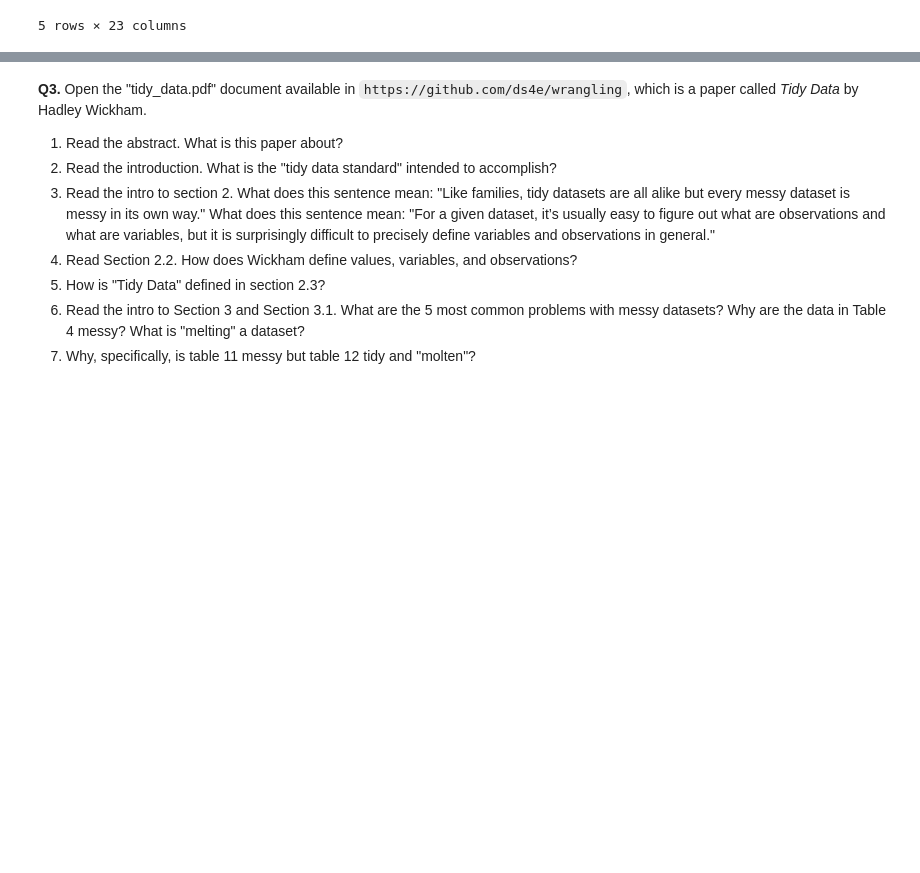
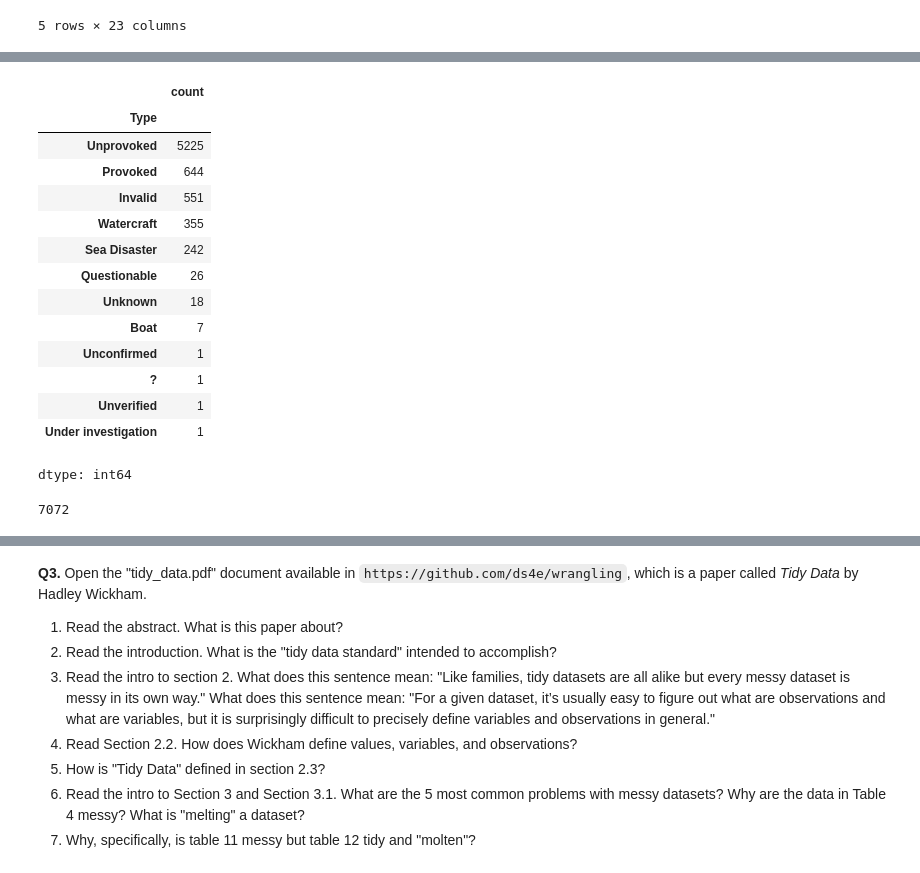
Before and after one commit to AngelikaBaloy/undergrad_ml_assignments, a Jupyter notebook: 01_assignment_wrangling_and_eda.ipynb, the cells around one changed output, grey strips where cells are left out. Cells and saved outputs as stored; diff of their text form; code cells hidden in the pictures; blank space fills up the shorter version.

```diff
--- a/01_assignment_wrangling_and_eda.ipynb
+++ b/01_assignment_wrangling_and_eda.ipynb
@@ -199,0 +202,31 @@ dtype: bool
+# %%
+shark_df['Type'].value_counts()
+# %% [output]
+|  | count |
+| Type |  |
+| Unprovoked | 5225 |
+| Provoked | 644 |
+| Invalid | 551 |
+| Watercraft | 355 |
+| Sea Disaster | 242 |
+| Questionable | 26 |
+| Unknown | 18 |
+| Boat | 7 |
+| Unconfirmed | 1 |
+| ? | 1 |
+| Unverified | 1 |
+| Under investigation | 1 |
+dtype: int64
+# %%
+# 6 ) type
+shark_df['Type'].unique()
+shark_df['Type'].value_counts()
+
+shark_df['Type']= shark_df['Type'].replace([' Provoked', 'Watercraft', 'Sea Disaster', 'Boat'], 'Provoked') # inclueded watercraft/boat/disaster because perhaps the shark was annoyed
+shark_df['Type']= shark_df['Type'].replace(['unprovoked'], 'Unprovoked')
+shark_df['Type']= shark_df['Type'].replace([np.nan, 'Questionable','Unverified','Under investigation', 'Invalid', '?', 'Unconfirmed'], 'Unknown')
+
+shark_df['Type'].value_counts() # now only three types exist
+# most attacks are unprovoked 5225/7072 (73.9%)
+# %% [output]
+7072
```
Also changed, not shown: parts of 6 cells of this notebook.
